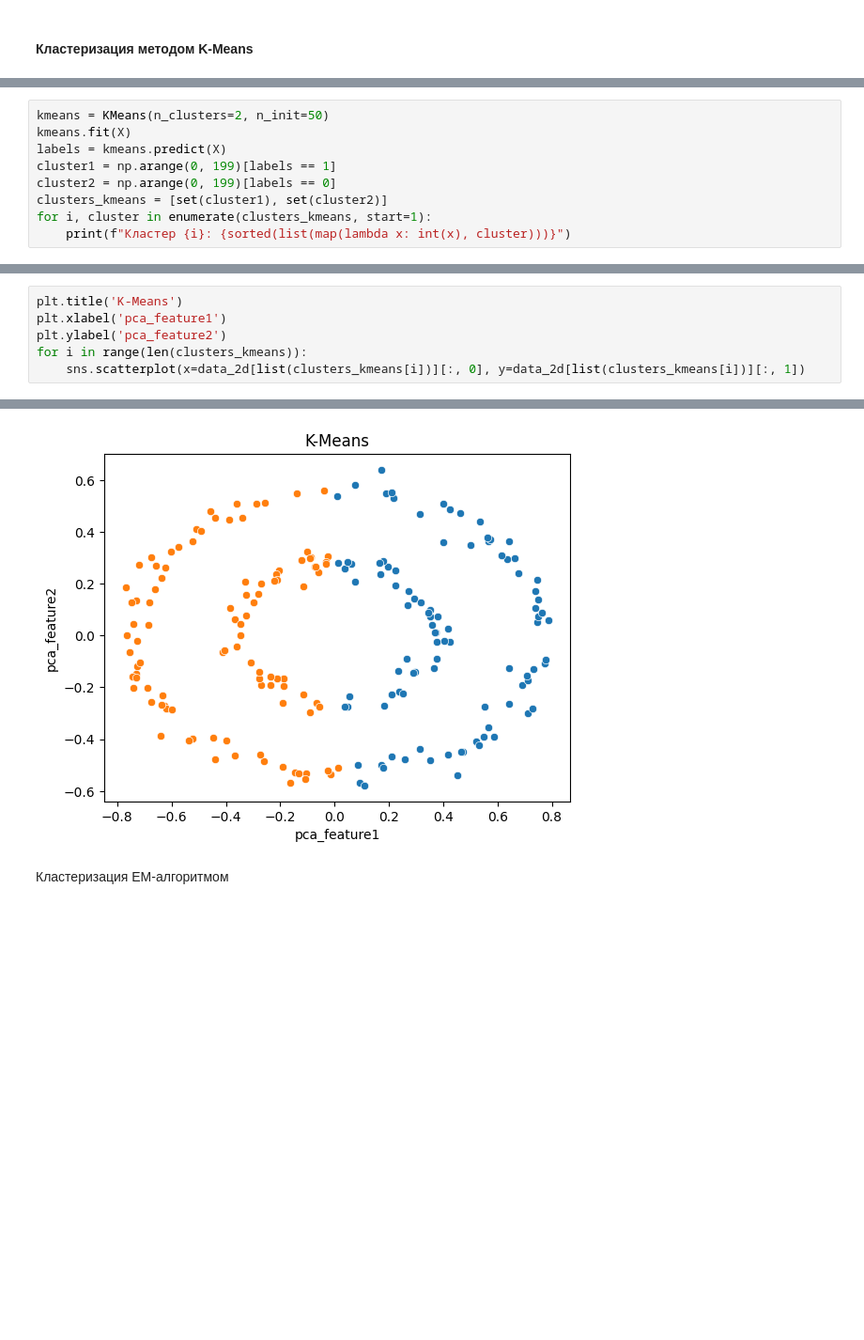
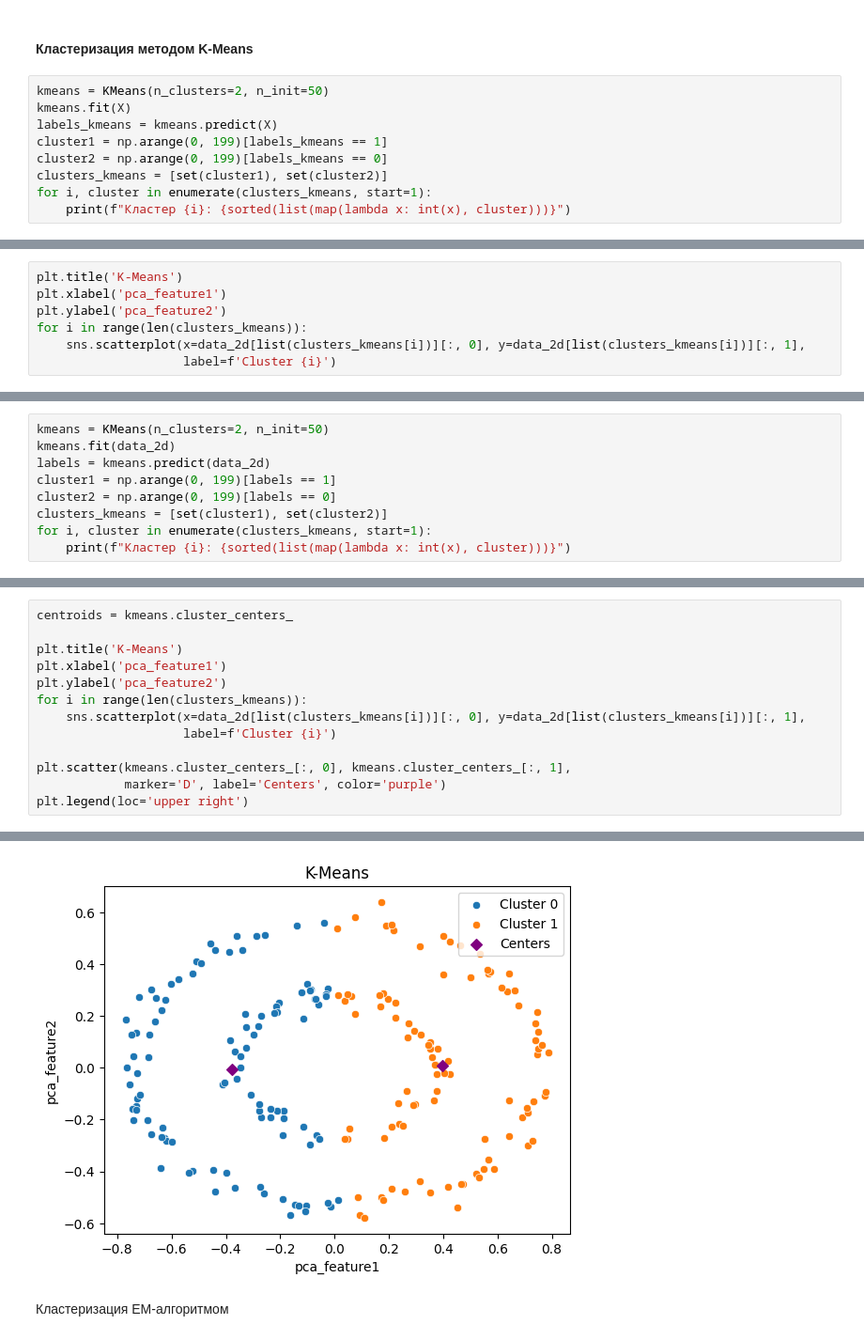
Before and after one commit to a13xbb/data-analysis-labs-mag, a Jupyter notebook: lab2/main.ipynb, the cells around one changed output, grey strips where cells are left out. Shown at 94% size. Saved outputs shown, nothing was run; the diff lists cells and outputs as text; blank space fills up the shorter version.

Commit message:
X data 2 clusters euclidean done

```diff
--- a/lab2/main.ipynb
+++ b/lab2/main.ipynb
@@ -190,3 +193,12 @@ for i in range(len(clusters_mst)):
 [figure]
 # %% [markdown]
 #### Кластеризация методом K-Means
+# %%
+kmeans = KMeans(n_clusters=2, n_init=50)
+kmeans.fit(X)
+labels_kmeans = kmeans.predict(X)
+cluster1 = np.arange(0, 199)[labels_kmeans == 1]
+cluster2 = np.arange(0, 199)[labels_kmeans == 0]
+clusters_kmeans = [set(cluster1), set(cluster2)]
+for i, cluster in enumerate(clusters_kmeans, start=1):
+    print(f"Кластер {i}: {sorted(list(map(lambda x: int(x), cluster)))}")
@@ -192,0 +208,7 @@ for i in range(len(clusters_mst)):
+# %%
+plt.title('K-Means')
+plt.xlabel('pca_feature1')
+plt.ylabel('pca_feature2')
+for i in range(len(clusters_kmeans)):
+    sns.scatterplot(x=data_2d[list(clusters_kmeans[i])][:, 0], y=data_2d[list(clusters_kmeans[i])][:, 1],
+                    label=f'Cluster {i}')
@@ -193,7 +219,7 @@ for i in range(len(clusters_mst)):
 # %%
 kmeans = KMeans(n_clusters=2, n_init=50)
-kmeans.fit(X)
-labels = kmeans.predict(X)
+kmeans.fit(data_2d)
+labels = kmeans.predict(data_2d)
 cluster1 = np.arange(0, 199)[labels == 1]
 cluster2 = np.arange(0, 199)[labels == 0]
 clusters_kmeans = [set(cluster1), set(cluster2)]
@@ -205,7 +231,14 @@ for i, cluster in enumerate(clusters_kmeans, start=1):
 # %%
+centroids = kmeans.cluster_centers_
+
 plt.title('K-Means')
 plt.xlabel('pca_feature1')
 plt.ylabel('pca_feature2')
 for i in range(len(clusters_kmeans)):
-    sns.scatterplot(x=data_2d[list(clusters_kmeans[i])][:, 0], y=data_2d[list(clusters_kmeans[i])][:, 1])
+    sns.scatterplot(x=data_2d[list(clusters_kmeans[i])][:, 0], y=data_2d[list(clusters_kmeans[i])][:, 1],
+                    label=f'Cluster {i}')
+
+plt.scatter(kmeans.cluster_centers_[:, 0], kmeans.cluster_centers_[:, 1],
+            marker='D', label='Centers', color='purple')
+plt.legend(loc='upper right')
 # %% [output]
@@ -212,3 +246,3 @@ for i in range(len(clusters_kmeans)):
-[figure, old version]
+[figure, new version]
 # %% [markdown]
 Кластеризация EM-алгоритмом
```
Also changed, not shown: parts of 31 cells of this notebook.
